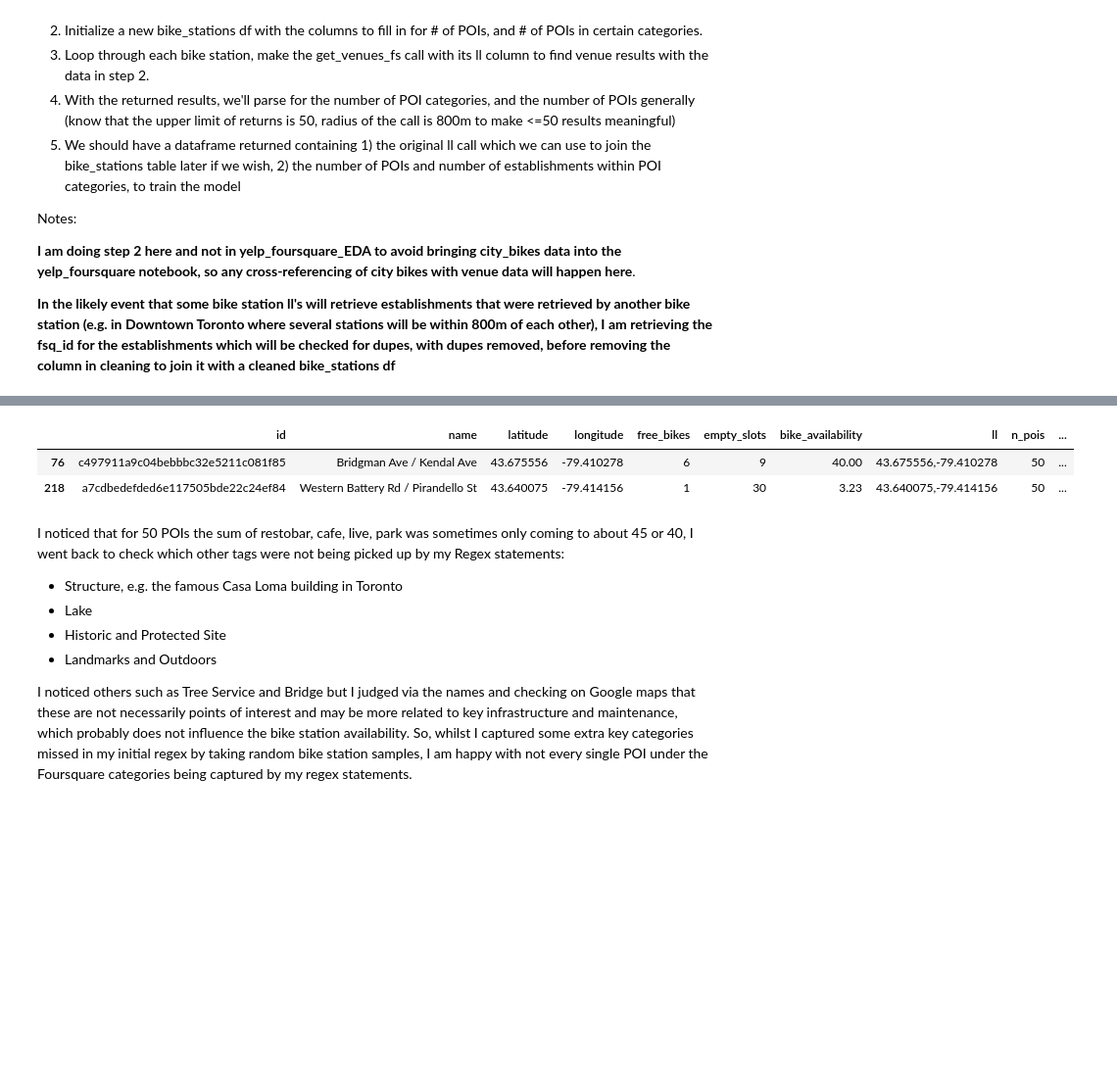
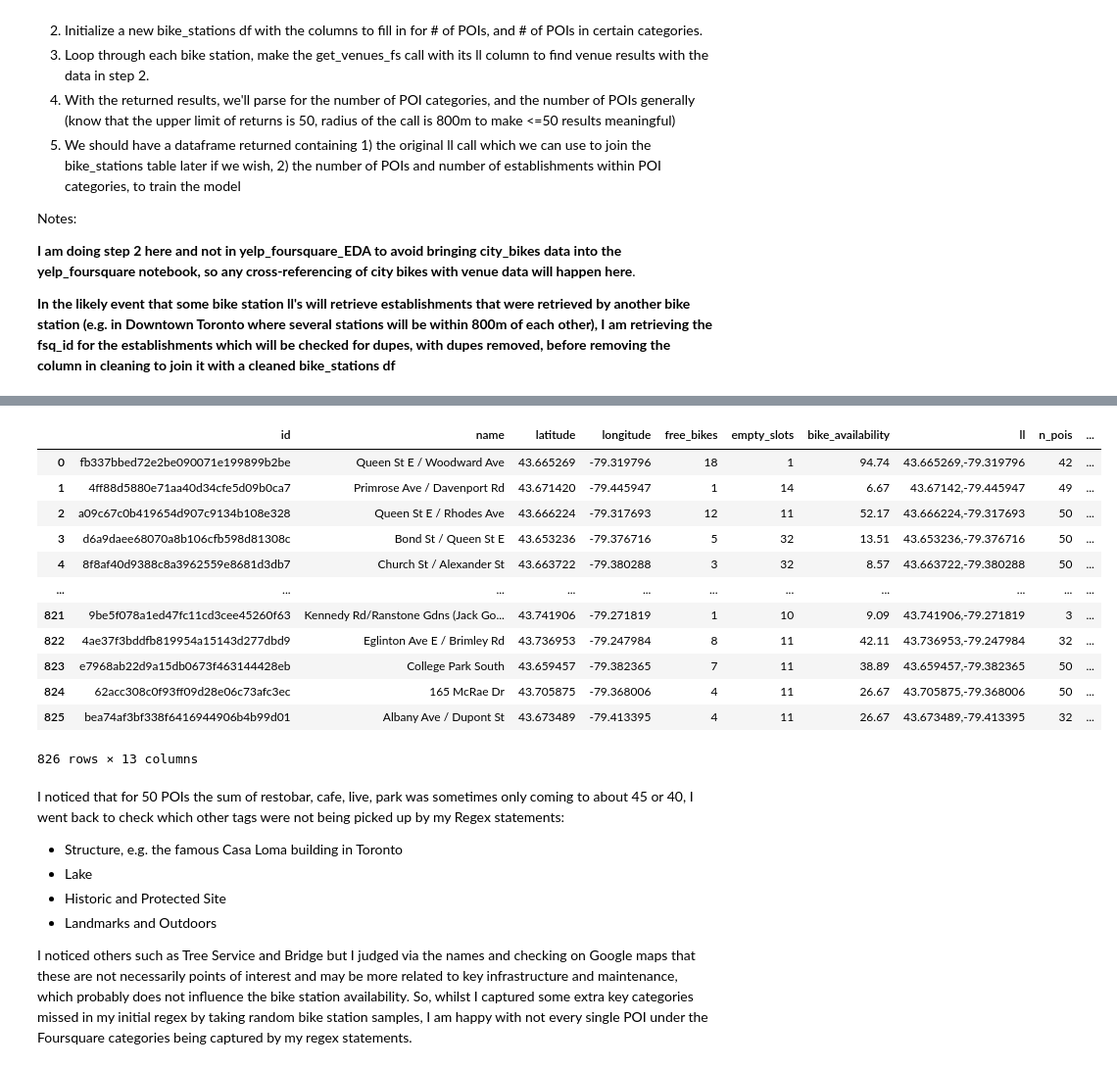
Before and after one commit to tjjdoherty/python-statistical-modelling, a Jupyter notebook: notebooks/joining_data.ipynb, the cells around one changed output, grey strips where cells are left out. Shown: that part at 98% size. Drawn from its saved outputs; the diff is of its cells as text; code cells hidden in the pictures; blank space fills up the shorter version.

```diff
--- a/notebooks/joining_data.ipynb
+++ b/notebooks/joining_data.ipynb
@@ -192,15 +198,25 @@ print(n_cafe_list)
 # %%
-sample_bike_df['n_pois'] = n_poi_list
-sample_bike_df['n_bar_restaurant'] = n_restobar_list
-sample_bike_df['n_live'] = n_live_list
-sample_bike_df['n_park'] = n_park_list
-sample_bike_df['n_cafe'] = n_cafe_list
+bike_stations['n_pois'] = n_poi_list
+bike_stations['n_bar_restaurant'] = n_restobar_list
+bike_stations['n_live'] = n_live_list
+bike_stations['n_park'] = n_park_list
+bike_stations['n_cafe'] = n_cafe_list
-# %%
-sample_bike_df
-# %% [output]
-|  | id | name | latitude | longitude | free_bikes | empty_slots | bike_availability | ll | n_pois | ... |
-| 76 | c497911a9c04bebbbc32e5211c081f85 | Bridgman Ave / Kendal Ave | 43.675556 | -79.410278 | 6 | 9 | 40.00 | 43.675556,-79.410278 | 50 | ... |
-| 218 | a7cdbedefded6e117505bde22c24ef84 | Western Battery Rd / Pirandello St | 43.640075 | -79.414156 | 1 | 30 | 3.23 | 43.640075,-79.414156 | 50 | ... |
+# %%
+bike_stations
+# %% [output]
+|  | id | name | latitude | longitude | free_bikes | empty_slots | bike_availability | ll | n_pois | ... |
+| 0 | fb337bbed72e2be090071e199899b2be | Queen St E / Woodward Ave | 43.665269 | -79.319796 | 18 | 1 | 94.74 | 43.665269,-79.319796 | 42 | ... |
+| 1 | 4ff88d5880e71aa40d34cfe5d09b0ca7 | Primrose Ave / Davenport Rd | 43.671420 | -79.445947 | 1 | 14 | 6.67 | 43.67142,-79.445947 | 49 | ... |
+| 2 | a09c67c0b419654d907c9134b108e328 | Queen St E / Rhodes Ave | 43.666224 | -79.317693 | 12 | 11 | 52.17 | 43.666224,-79.317693 | 50 | ... |
+| 3 | d6a9daee68070a8b106cfb598d81308c | Bond St / Queen St E | 43.653236 | -79.376716 | 5 | 32 | 13.51 | 43.653236,-79.376716 | 50 | ... |
+| 4 | 8f8af40d9388c8a3962559e8681d3db7 | Church St / Alexander St | 43.663722 | -79.380288 | 3 | 32 | 8.57 | 43.663722,-79.380288 | 50 | ... |
+| ... | ... | ... | ... | ... | ... | ... | ... | ... | ... | ... |
+| 821 | 9be5f078a1ed47fc11cd3cee45260f63 | Kennedy Rd/Ranstone Gdns (Jack Go... | 43.741906 | -79.271819 | 1 | 10 | 9.09 | 43.741906,-79.271819 | 3 | ... |
+| 822 | 4ae37f3bddfb819954a15143d277dbd9 | Eglinton Ave E / Brimley Rd | 43.736953 | -79.247984 | 8 | 11 | 42.11 | 43.736953,-79.247984 | 32 | ... |
+| 823 | e7968ab22d9a15db0673f463144428eb | College Park South | 43.659457 | -79.382365 | 7 | 11 | 38.89 | 43.659457,-79.382365 | 50 | ... |
+| 824 | 62acc308c0f93ff09d28e06c73afc3ec | 165 McRae Dr | 43.705875 | -79.368006 | 4 | 11 | 26.67 | 43.705875,-79.368006 | 50 | ... |
+| 825 | bea74af3bf338f6416944906b4b99d01 | Albany Ave / Dupont St | 43.673489 | -79.413395 | 4 | 11 | 26.67 | 43.673489,-79.413395 | 32 | ... |
+826 rows × 13 columns
 # %% [markdown]
 I noticed that for 50 POIs the sum of restobar, cafe, live, park was sometimes only coming to about 45 or 40, I went back to check which other tags were not being picked up by my Regex statements:
 - Structure, e.g. the famous Casa Loma building in Toronto
```
Also changed, not shown: parts of 11 cells of this notebook, 2 other files.
